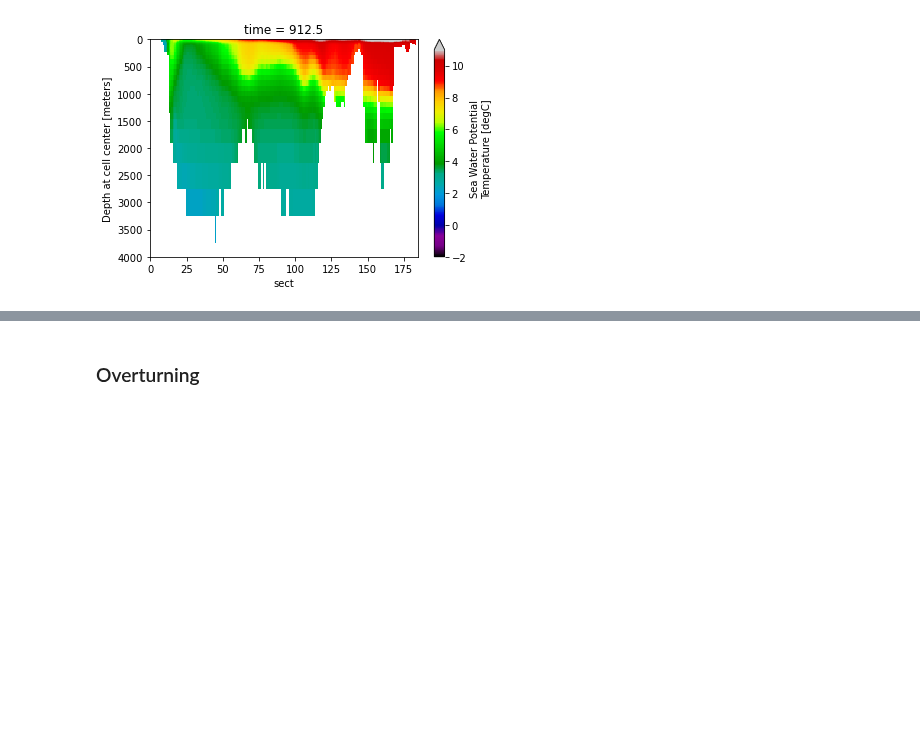
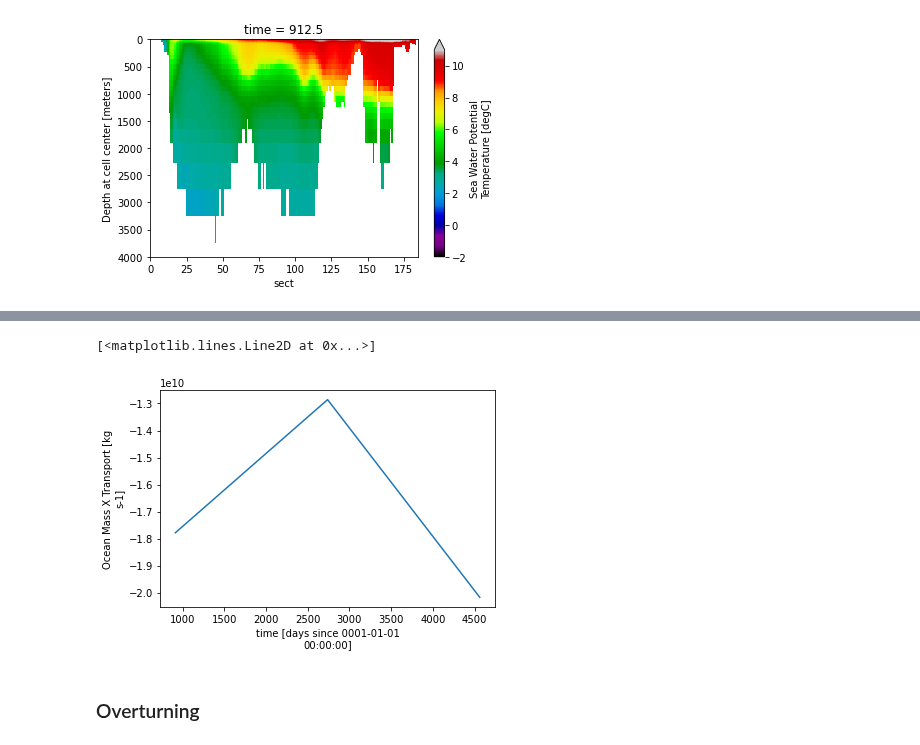
Before and after one commit to MOM6-community/sectionate, a Jupyter notebook: examples/OSNAP_CM4p125.ipynb, the cells around one changed output, grey strips where cells are left out. Saved outputs shown, nothing was run; the diff lists cells and outputs as text; code cells hidden in the pictures; blank space fills up the shorter version.

```diff
--- a/examples/OSNAP_CM4p125.ipynb
+++ b/examples/OSNAP_CM4p125.ipynb
@@ -149,3 +149,9 @@ Trp.plot()
+# %%
+Trp = sectionate.MOM6_compute_transport(ds, iwest, jwest)
+Trp.plot()
+# %% [output]
+[<matplotlib.lines.Line2D at 0x...>]
+[figure, added]
 # %% [markdown]
 ### Overturning
 # %%
```
Also changed, not shown: parts of 18 cells of this notebook, 1 other file.
